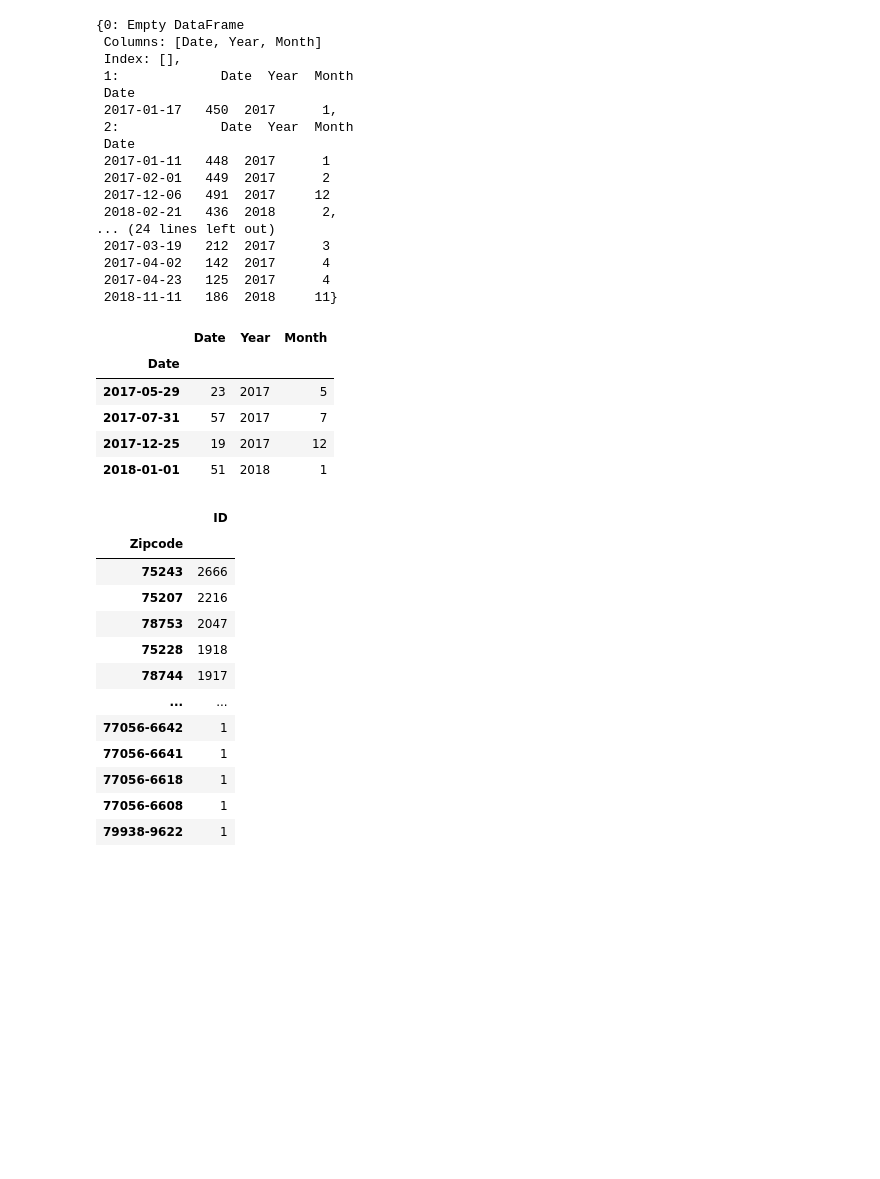
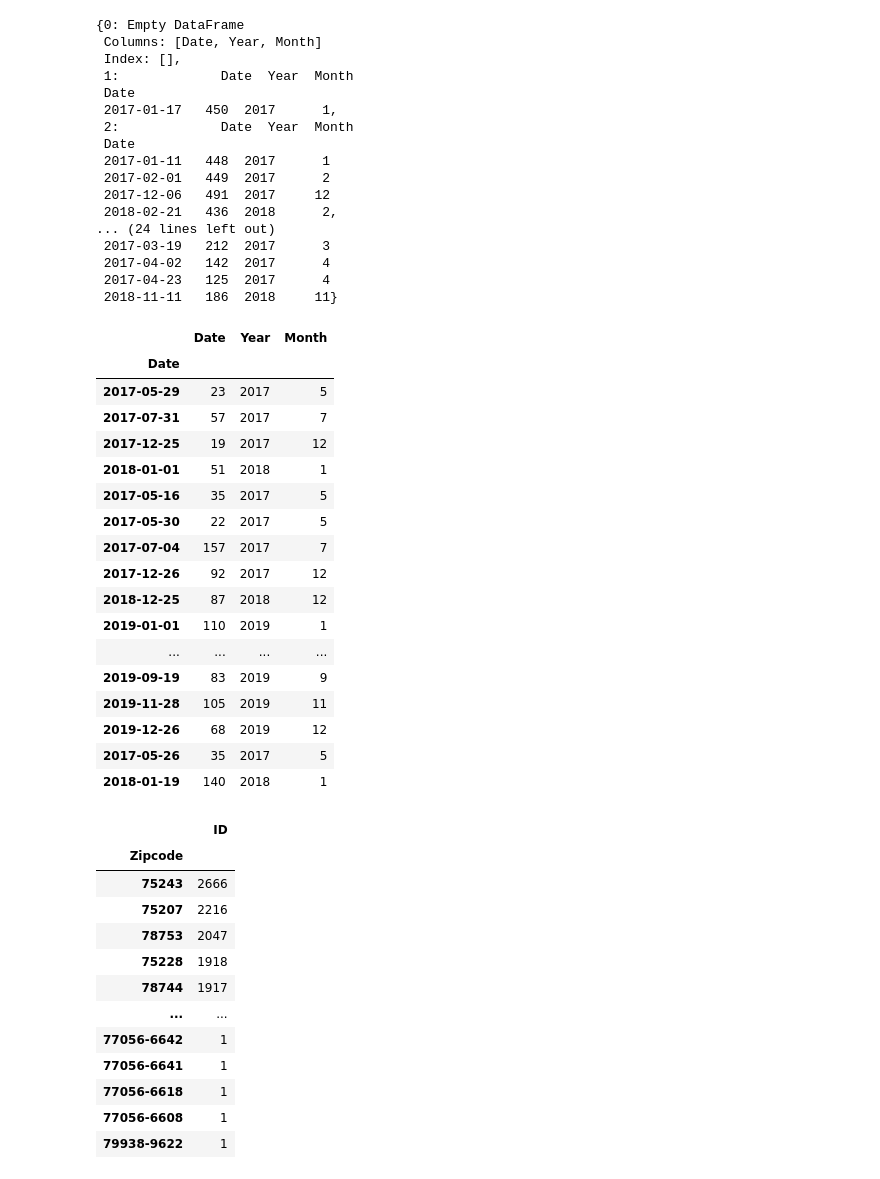
Before and after one commit to ykrasnikov/US-Traffic-Accidents, a Jupyter notebook: CODE_data_cleanup/YK_TX_Data_traffic_analysis.ipynb, the cells around one changed output. Saved outputs shown, nothing was run; the diff lists cells and outputs as text; code cells hidden in the pictures; blank space fills up the shorter version.

```diff
--- a/CODE_data_cleanup/YK_TX_Data_traffic_analysis.ipynb
+++ b/CODE_data_cleanup/YK_TX_Data_traffic_analysis.ipynb
@@ -397,15 +403,27 @@ upper_outlier
  2017-04-02   142  2017      4
  2017-04-23   125  2017      4
  2018-11-11   186  2018     11}
-# %%
-lower_outlier[0]
-# %% [output]
-|  | Date | Year | Month |
-| Date |  |  |  |
-| 2017-05-29 | 23 | 2017 | 5 |
-| 2017-07-31 | 57 | 2017 | 7 |
-| 2017-12-25 | 19 | 2017 | 12 |
-| 2018-01-01 | 51 | 2018 | 1 |
+# %%
+lower_out_df
+# %% [output]
+|  | Date | Year | Month |
+| Date |  |  |  |
+| 2017-05-29 | 23 | 2017 | 5 |
+| 2017-07-31 | 57 | 2017 | 7 |
+| 2017-12-25 | 19 | 2017 | 12 |
+| 2018-01-01 | 51 | 2018 | 1 |
+| 2017-05-16 | 35 | 2017 | 5 |
+| 2017-05-30 | 22 | 2017 | 5 |
+| 2017-07-04 | 157 | 2017 | 7 |
+| 2017-12-26 | 92 | 2017 | 12 |
+| 2018-12-25 | 87 | 2018 | 12 |
+| 2019-01-01 | 110 | 2019 | 1 |
+| ... | ... | ... | ... |
+| 2019-09-19 | 83 | 2019 | 9 |
+| 2019-11-28 | 105 | 2019 | 11 |
+| 2019-12-26 | 68 | 2019 | 12 |
+| 2017-05-26 | 35 | 2017 | 5 |
+| 2018-01-19 | 140 | 2018 | 1 |
 # %%
 zip_df=traffic_df.groupby(['Zipcode']).agg({'ID':'count'}).sort_values('ID',ascending=False)
 zip_df
```
Also changed, not shown: parts of 7 cells of this notebook, 4 other files.
